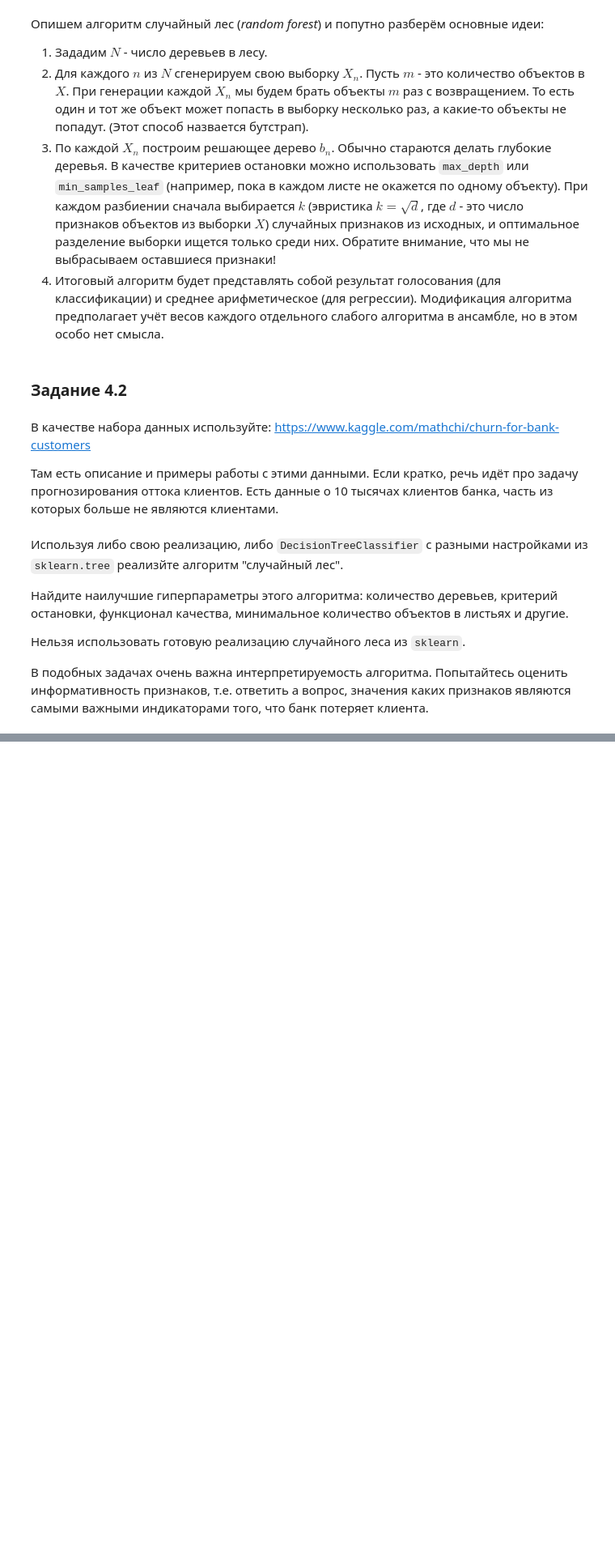
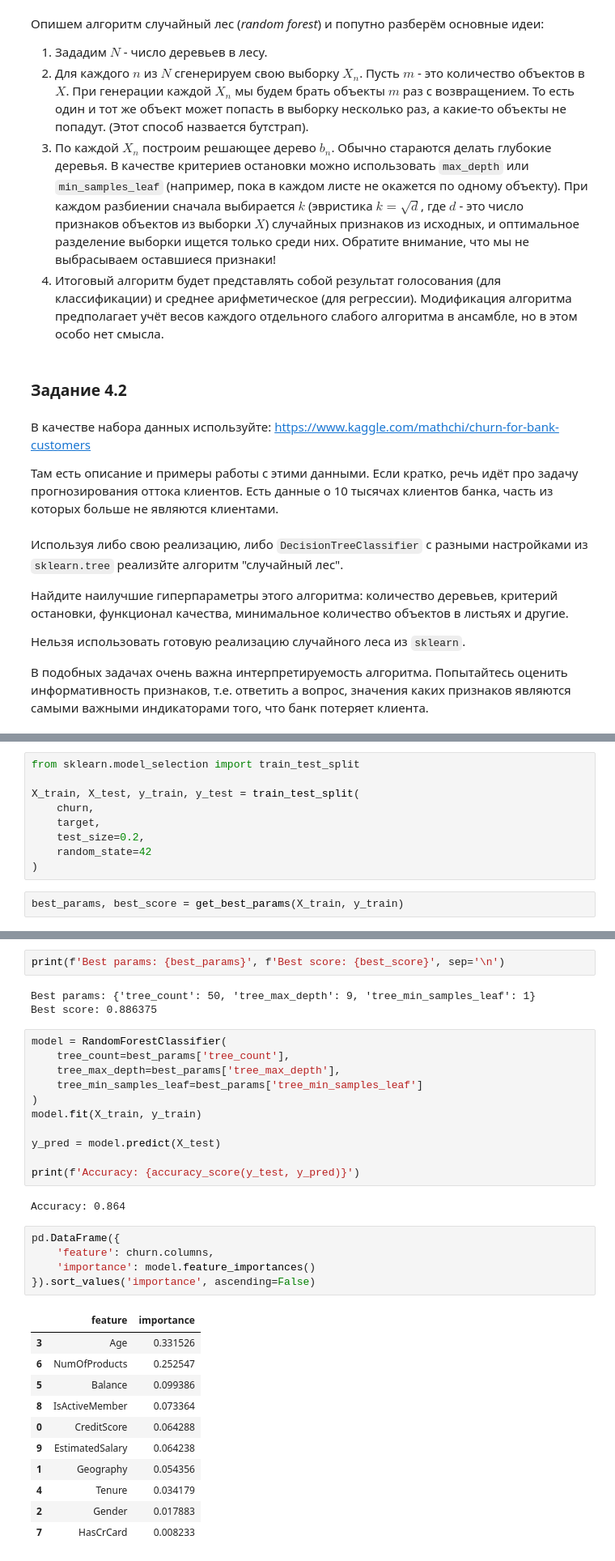
Before and after one commit to fadyat/ITMO-PROBLEMS, a Jupyter notebook: Machine-Learning/V semester/lab4.ipynb, the cells around one changed output, grey strips where cells are left out. Shown at 81% size. Drawn from its saved outputs; the diff is of its cells as text; blank space fills up the shorter version.

Commit message:
feat: decision tree, part2 -- random forest tree

```diff
--- a/Machine-Learning/V semester/lab4.ipynb
+++ b/Machine-Learning/V semester/lab4.ipynb
@@ -215,0 +353,11 @@ plt.scatter(X_test[:, 1], X_test[:, 2], c=y_pred)
+# %%
+from sklearn.model_selection import train_test_split
+
+X_train, X_test, y_train, y_test = train_test_split(
+    churn,
+    target,
+    test_size=0.2,
+    random_state=42
+)
+# %%
+best_params, best_score = get_best_params(X_train, y_train)
@@ -215,0 +382,35 @@ plt.scatter(X_test[:, 1], X_test[:, 2], c=y_pred)
+# %%
+print(f'Best params: {best_params}', f'Best score: {best_score}', sep='\n')
+# %% [output]
+Best params: {'tree_count': 50, 'tree_max_depth': 9, 'tree_min_samples_leaf': 1}
+Best score: 0.886375
+# %%
+model = RandomForestClassifier(
+    tree_count=best_params['tree_count'],
+    tree_max_depth=best_params['tree_max_depth'],
+    tree_min_samples_leaf=best_params['tree_min_samples_leaf']
+)
+model.fit(X_train, y_train)
+
+y_pred = model.predict(X_test)
+
+print(f'Accuracy: {accuracy_score(y_test, y_pred)}')
+# %% [output]
+Accuracy: 0.864
+# %%
+pd.DataFrame({
+    'feature': churn.columns,
+    'importance': model.feature_importances()
+}).sort_values('importance', ascending=False)
+# %% [output]
+|  | feature | importance |
+| 3 | Age | 0.331526 |
+| 6 | NumOfProducts | 0.252547 |
+| 5 | Balance | 0.099386 |
+| 8 | IsActiveMember | 0.073364 |
+| 0 | CreditScore | 0.064288 |
+| 9 | EstimatedSalary | 0.064238 |
+| 1 | Geography | 0.054356 |
+| 4 | Tenure | 0.034179 |
+| 2 | Gender | 0.017883 |
+| 7 | HasCrCard | 0.008233 |
```
Also changed, not shown: parts of 15 cells of this notebook.
